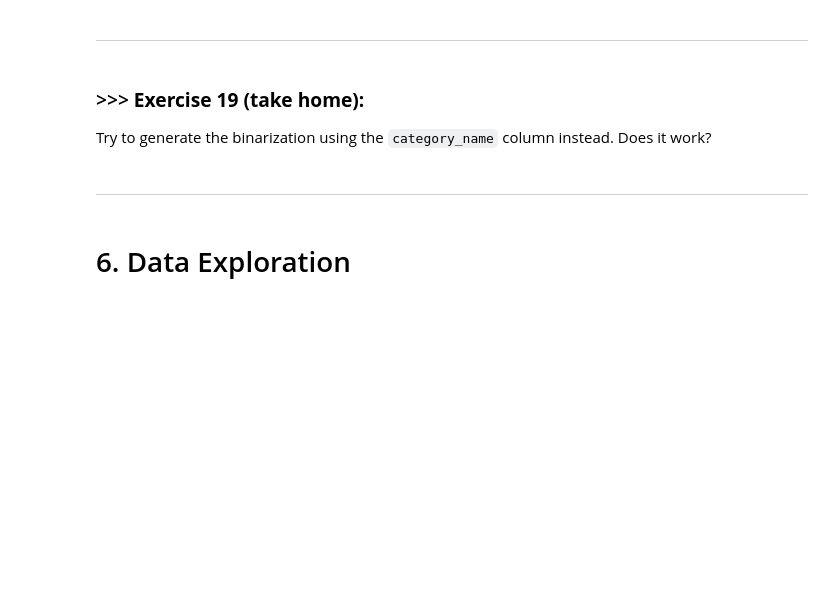
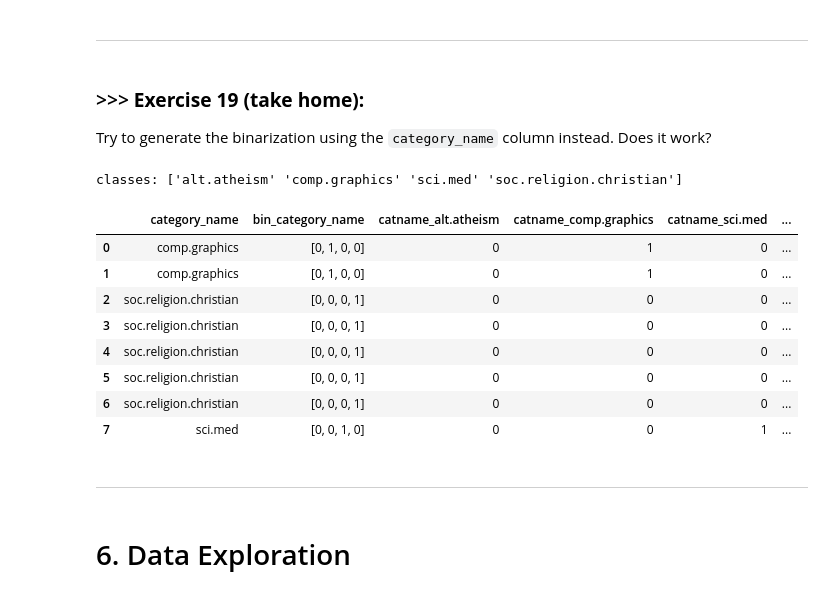
Before and after one commit to poyu39/DM2025-Lab1-Exercise, a Jupyter notebook: DM2025-Lab1-Master.ipynb, the cells around one changed output. Cells and saved outputs as stored; diff of their text form; code cells hidden in the pictures; blank space fills up the shorter version.

```diff
--- a/DM2025-Lab1-Master.ipynb
+++ b/DM2025-Lab1-Master.ipynb
@@ -2199,3 +2568,36 @@ Try to generate the binarization using the `category_name` column instead. Does
+# %%
+# Answer here
+
+from sklearn.preprocessing import LabelBinarizer
+import pandas as pd
+
+# 使用 category_name 做二元化
+mlb_name = LabelBinarizer()
+mlb_name.fit(X['category_name'])
+bin_mat = mlb_name.transform(X['category_name'])  # shape: (n_samples, n_classes) 或 (n_samples, ) 若為二元
+
+if bin_mat.ndim == 2 and bin_mat.shape[1] > 1:
+    col_names = [f"catname_{c}" for c in mlb_name.classes_]
+    bin_df = pd.DataFrame(bin_mat, columns=col_names, index=X.index)
+    X = pd.concat([X, bin_df], axis=1)
+    X['bin_category_name'] = bin_mat.tolist()  # 同時保留原本的 list 形式
+else:
+    X['bin_category_name'] = bin_mat.tolist()
+
+# 顯示結果
+print("classes:", mlb_name.classes_)
+X[[ 'category_name','bin_category_name' ] + (col_names if 'col_names' in locals() else [])].head(8)
+# %% [output]
+classes: ['alt.atheism' 'comp.graphics' 'sci.med' 'soc.religion.christian']
+|  | category_name | bin_category_name | catname_alt.atheism | catname_comp.graphics | catname_sci.med | ... |
+| 0 | comp.graphics | [0, 1, 0, 0] | 0 | 1 | 0 | ... |
+| 1 | comp.graphics | [0, 1, 0, 0] | 0 | 1 | 0 | ... |
+| 2 | soc.religion.christian | [0, 0, 0, 1] | 0 | 0 | 0 | ... |
+| 3 | soc.religion.christian | [0, 0, 0, 1] | 0 | 0 | 0 | ... |
+| 4 | soc.religion.christian | [0, 0, 0, 1] | 0 | 0 | 0 | ... |
+| 5 | soc.religion.christian | [0, 0, 0, 1] | 0 | 0 | 0 | ... |
+| 6 | soc.religion.christian | [0, 0, 0, 1] | 0 | 0 | 0 | ... |
+| 7 | sci.med | [0, 0, 1, 0] | 0 | 0 | 1 | ... |
 # %% [markdown]
 ---
 # %% [markdown]
```
Also changed, not shown: parts of 35 cells of this notebook, 9 other files.
